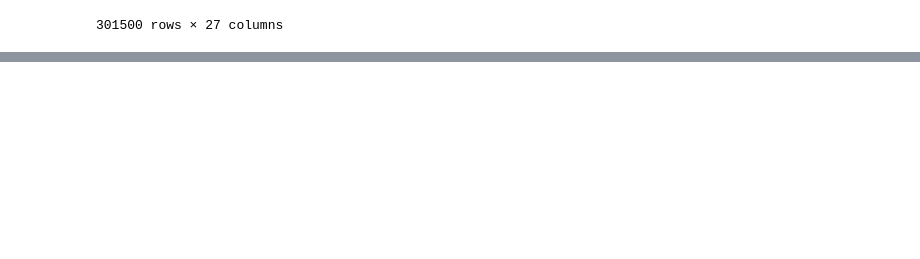
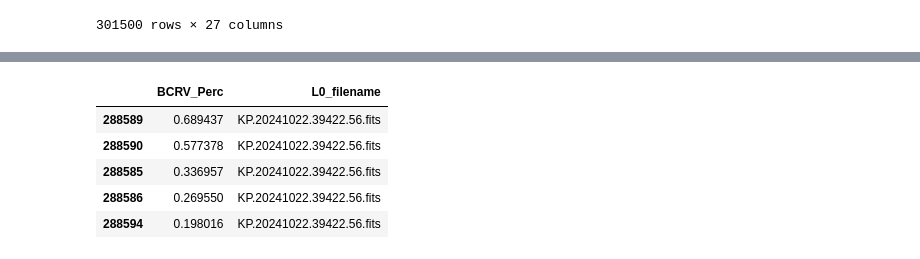
Before and after one commit to howardisaacson/KPF_data_science_sp2025, a Jupyter notebook: aimeewms/Highest BCRVPERC.ipynb, the cells around one changed output, grey strips where cells are left out. Saved outputs shown, nothing was run; the diff lists cells and outputs as text; code cells hidden in the pictures; blank space fills up the shorter version.

Commit message:
notebook to find highest BCRV Percent Difference

```diff
--- a/aimeewms/Highest BCRVPERC.ipynb
+++ b/aimeewms/Highest BCRVPERC.ipynb
@@ -118,0 +116,9 @@ new_df = new_df.loc[new_df['CCFW'].astype(float) > 0.0].copy()
+# %%
+#filtering out zero weights
+new_df = new_df.loc[new_df['CCFW'].astype(float) > 0.0].copy()
+
+#creating percent change deviation for BCRV
+new_df.loc[:, 'BCRV_Perc'] = (new_df['BCRV'].astype(float) - new_df['CCFBCV'].astype(float)) / (new_df['CCFBCV'].astype(float)) * 100
+
+new_df = new_df.sort_values(by=['ORDER'], ascending=True)
+new_df['DATE-MID'] = pd.to_datetime(new_df['DATE-MID'])
@@ -118,0 +136,10 @@ new_df = new_df.loc[new_df['CCFW'].astype(float) > 0.0].copy()
+# %%
+Sort_High = new_df.sort_values(by=['BCRV_Perc'], ascending=False)
+Sort_High[['BCRV_Perc', 'L0_filename']].head()
+# %% [output]
+|  | BCRV_Perc | L0_filename |
+| 288589 | 0.689437 | KP.20241022.39422.56.fits |
+| 288590 | 0.577378 | KP.20241022.39422.56.fits |
+| 288585 | 0.336957 | KP.20241022.39422.56.fits |
+| 288586 | 0.269550 | KP.20241022.39422.56.fits |
+| 288594 | 0.198016 | KP.20241022.39422.56.fits |
```
Also changed, not shown: parts of 2 cells of this notebook.
